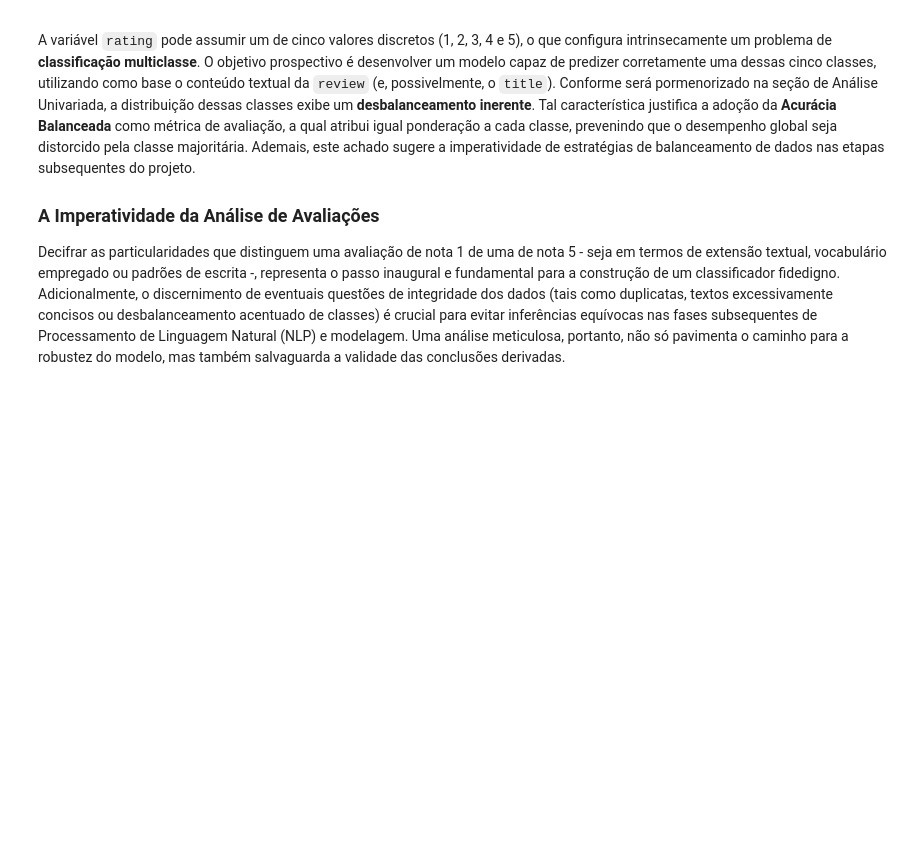
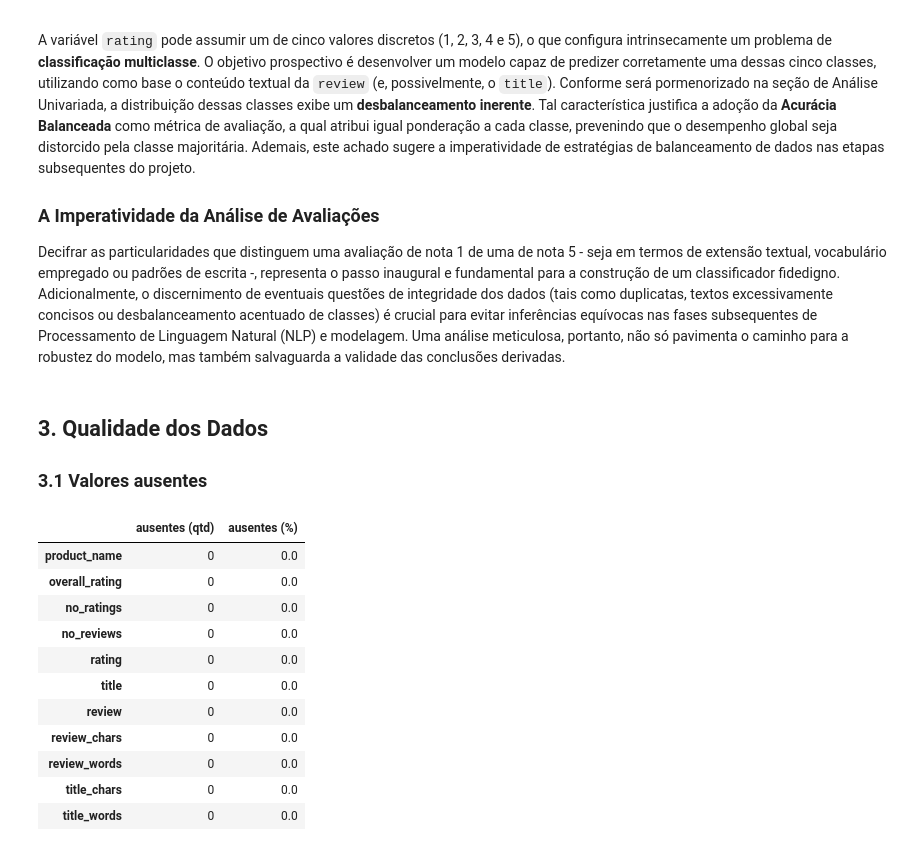
Before and after one commit to Saikonfate/TDE1-IA, a Jupyter notebook: EDA_Análise_de_Revisões_de_Compras.ipynb, the cells around one changed output. Cells and saved outputs as stored; diff of their text form; code cells hidden in the pictures; blank space fills up the shorter version.

```diff
--- a/EDA_Análise_de_Revisões_de_Compras.ipynb
+++ b/EDA_Análise_de_Revisões_de_Compras.ipynb
@@ -106,3 +110,25 @@ A variável `rating` pode assumir um de cinco valores discretos (1, 2, 3, 4 e 5)
 ### A Imperatividade da Análise de Avaliações
 
 Decifrar as particularidades que distinguem uma avaliação de nota 1 de uma de nota 5 - seja em termos de extensão textual, vocabulário empregado ou padrões de escrita -, representa o passo inaugural e fundamental para a construção de um classificador fidedigno. Adicionalmente, o discernimento de eventuais questões de integridade dos dados (tais como duplicatas, textos excessivamente concisos ou desbalanceamento acentuado de classes) é crucial para evitar inferências equívocas nas fases subsequentes de Processamento de Linguagem Natural (NLP) e modelagem. Uma análise meticulosa, portanto, não só pavimenta o caminho para a robustez do modelo, mas também salvaguarda a validade das conclusões derivadas.
+# %% [markdown]
+## 3. Qualidade dos Dados
+
+### 3.1 Valores ausentes
+# %%
+ausentes_abs = df.isna().sum()
+ausentes_pct = (df.isna().mean() * 100).round(2)
+qualidade_ausentes = pd.DataFrame({"ausentes (qtd)": ausentes_abs, "ausentes (%)": ausentes_pct})
+qualidade_ausentes
+# %% [output]
+|  | ausentes (qtd) | ausentes (%) |
+| product_name | 0 | 0.0 |
+| overall_rating | 0 | 0.0 |
+| no_ratings | 0 | 0.0 |
+| no_reviews | 0 | 0.0 |
+| rating | 0 | 0.0 |
+| title | 0 | 0.0 |
+| review | 0 | 0.0 |
+| review_chars | 0 | 0.0 |
+| review_words | 0 | 0.0 |
+| title_chars | 0 | 0.0 |
+| title_words | 0 | 0.0 |
```
Also changed, not shown: parts of 24 cells of this notebook.
